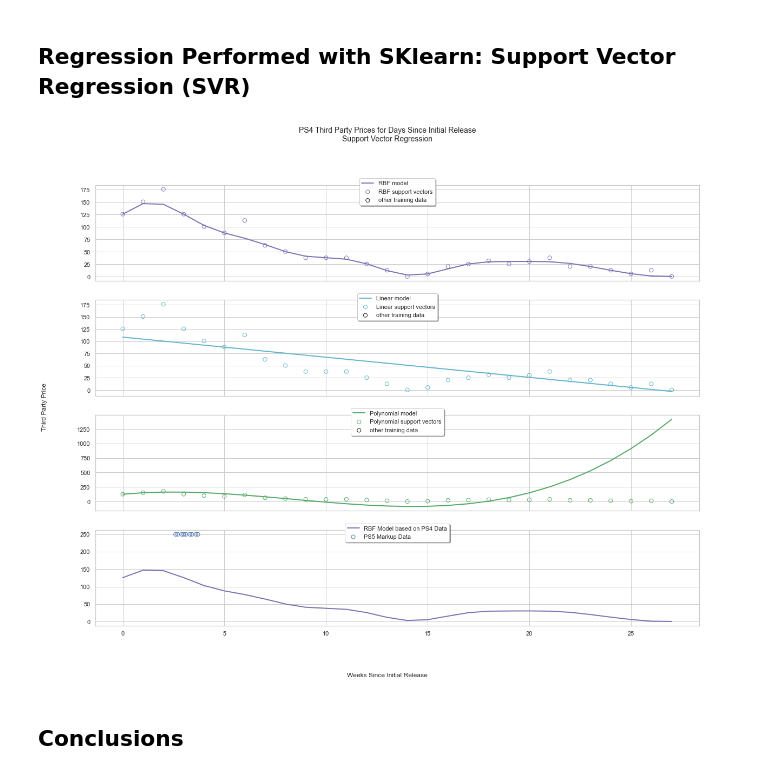
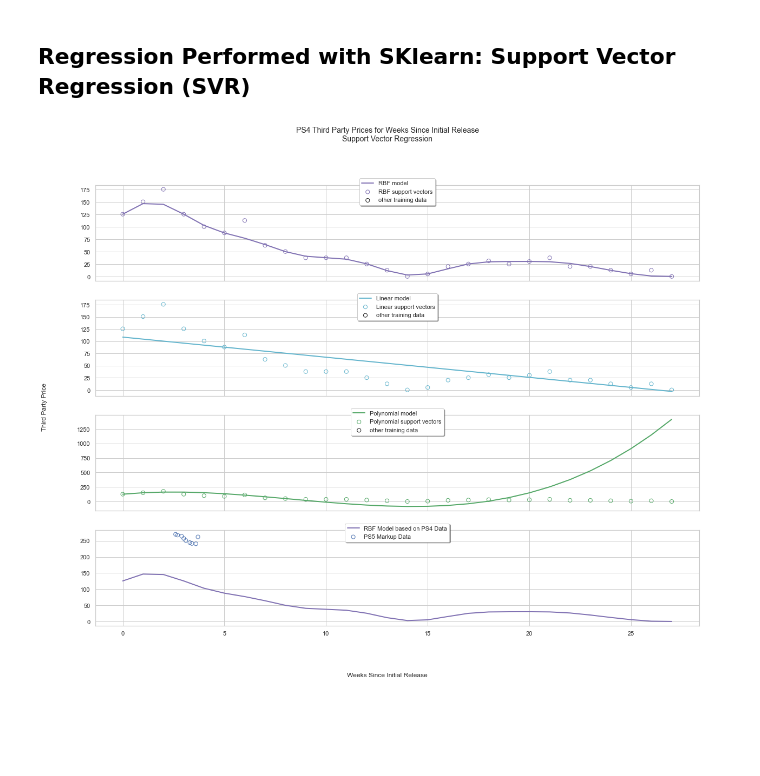
Before and after one commit to GravelBirthstone/Scalper-Project, a Jupyter notebook: final-notebook2.ipynb, the cells around one changed output. Drawn from its saved outputs; the diff is of its cells as text; code cells hidden in the pictures; blank space fills up the shorter version.

```diff
--- a/final-notebook2.ipynb
+++ b/final-notebook2.ipynb
@@ -312,35 +312,33 @@ svr_poly = SVR(kernel='poly', C=100, gamma='auto', degree=3, epsilon=.1, coef0=1
 
 lw=2
 
 svrs = [svr_rbf, svr_lin, svr_poly]
 kernel_label = ['RBF', 'Linear', 'Polynomial']
 model_color = ['m', 'c', 'g']
 
 fig, axes = plt.subplots(nrows=4, ncols=1, figsize=(20,15), sharex=True)
 for ix, svr in enumerate(svrs):
     axes[ix].plot(X, svr.fit(X, y).predict(X), color=model_color[ix], lw=lw, label='{} model'.format(kernel_label[ix]))
     axes[ix].scatter(X[svr.support_], y[svr.support_], facecolor="none", edgecolor=model_color[ix], s=50, label='{} support vectors'.format(kernel_label[ix]))
     axes[ix].scatter(X[np.setdiff1d(np.arange(len(X)), svr.support_)], y[np.setdiff1d(np.arange(len(X)), svr.support_)], facecolor="none", edgecolor="k", s=50, label='other training data')
     axes[ix].legend(loc='upper center', bbox_to_anchor=(0.5, 1.1), ncol=1, fancybox=True, shadow=True)
 
 #plot best fit line with PS5 actual data
 # sold data range 11/30-12/8.... ps5 release date 11/12
 ps5_weeks_since_sale = [2.6,2.7,2.9,3.0,3.1,3.3,3.4,3.6,3.7]
 
-ps5_sold_avg = [1000,1000,1000,1000,1000,1000,1000,1000,1000]
+ps5_sold_avg = [1081,1072,1057,1030,1005,979,968,964,1049]
 
 ps5_msrp = 399
 ps5_percent_markup = [x / ps5_msrp * 100 - 1 for x in ps5_sold_avg]
 
 axes[3].plot(X, svrs[0].fit(X, y).predict(X), color='m', lw=lw, label='RBF Model based on PS4 Data')
 axes[3].scatter(ps5_weeks_since_sale, ps5_percent_markup, facecolor="none", edgecolor='b', s=50, label='PS5 Markup Data')
 axes[3].legend(loc='upper center', bbox_to_anchor=(0.5, 1.1), ncol=1, fancybox=True, shadow=True)
 
 fig.text(0.5, 0.04, 'Weeks Since Initial Release', ha='center', va='center')
 fig.text(0.06, 0.5, 'Third Party Price', ha='center', va='center', rotation='vertical')
-fig.suptitle("PS4 Third Party Prices for Days Since Initial Release\nSupport Vector Regression", fontsize=14)
+fig.suptitle("PS4 Third Party Prices for Weeks Since Initial Release\nSupport Vector Regression", fontsize=14)
 plt.show()
 # %% [output]
-[figure, old version]
+[figure, new version]
-# %% [markdown]
-## Conclusions
```
Also changed, not shown: 2 other files.
